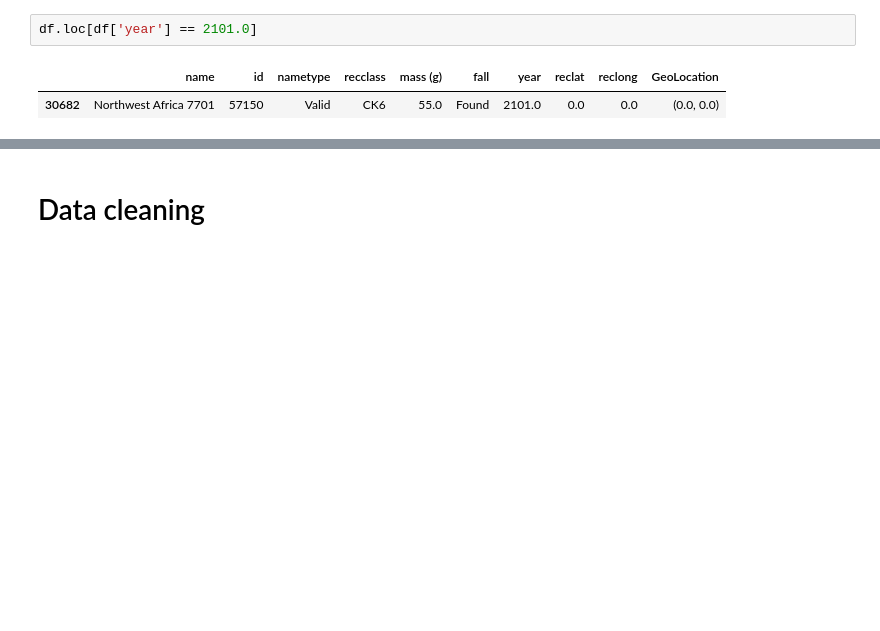
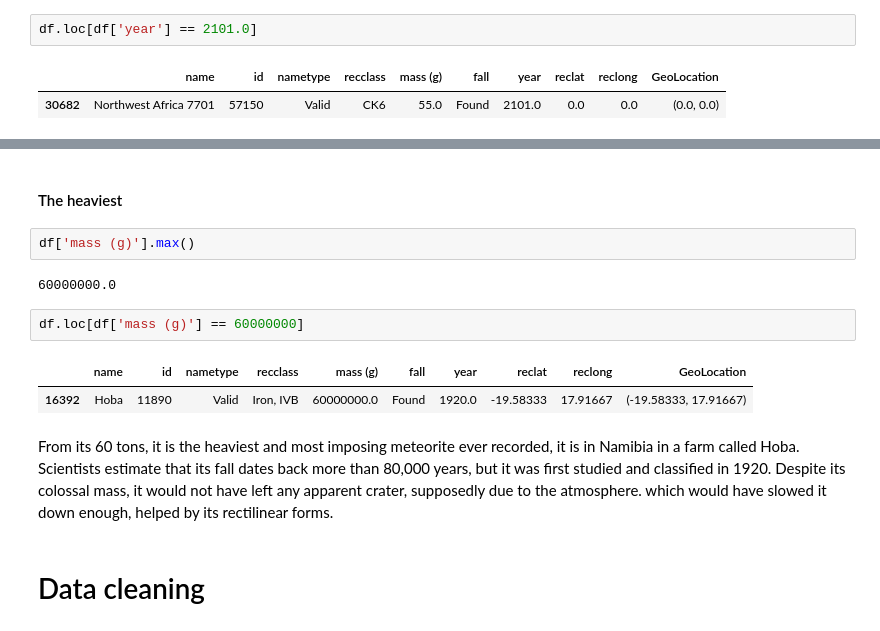
Before and after one commit to Kartmaan/Meteorite_landings, a Jupyter notebook: meteorite_landings.ipynb, the cells around one changed output, grey strips where cells are left out. Drawn from its saved outputs; the diff is of its cells as text; blank space fills up the shorter version.

```diff
--- a/meteorite_landings.ipynb
+++ b/meteorite_landings.ipynb
@@ -67,3 +80,16 @@ This seems to be a mistake, but for the most superstitious, this meteorite shoul
+# %% [markdown]
+#### The heaviest
+# %%
+df['mass (g)'].max()
+# %% [output]
+60000000.0
+# %%
+df.loc[df['mass (g)'] == 60000000]
+# %% [output]
+|  | name | id | nametype | recclass | mass (g) | fall | year | reclat | reclong | GeoLocation |
+| 16392 | Hoba | 11890 | Valid | Iron, IVB | 60000000.0 | Found | 1920.0 | -19.58333 | 17.91667 | (-19.58333, 17.91667) |
+# %% [markdown]
+From its 60 tons, it is the heaviest and most imposing meteorite ever recorded, it is in Namibia in a farm called Hoba. Scientists estimate that its fall dates back more than 80,000 years, but it was first studied and classified in 1920. Despite its colossal mass, it would not have left any apparent crater, supposedly due to the atmosphere. which would have slowed it down enough, helped by its rectilinear forms.
 # %% [markdown]
 # Data cleaning
 # %% [markdown]
```
Also changed, not shown: parts of 19 cells of this notebook, 2 other files.
